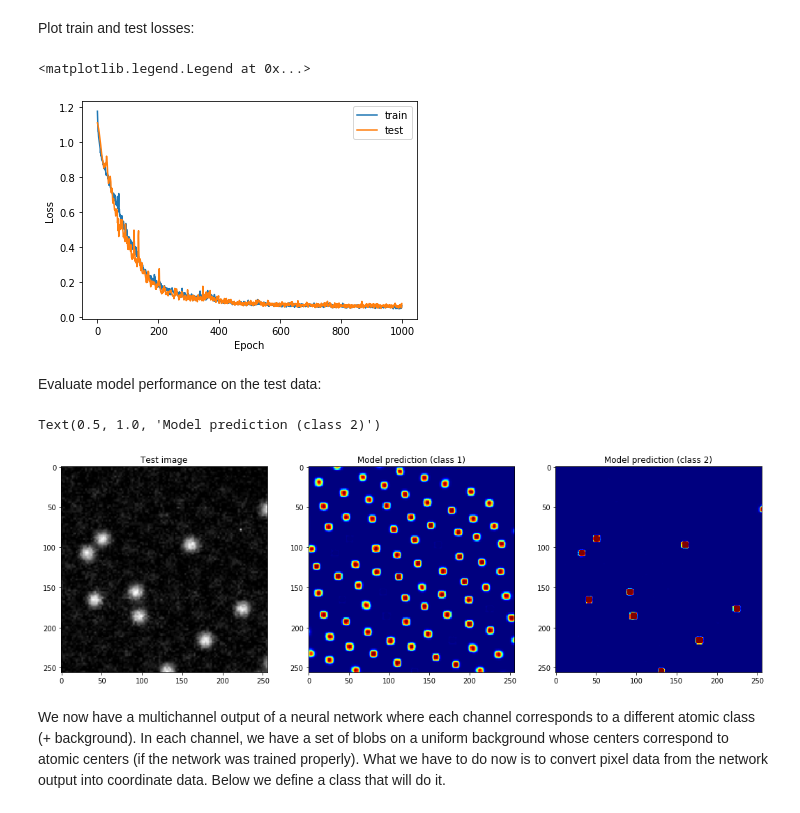
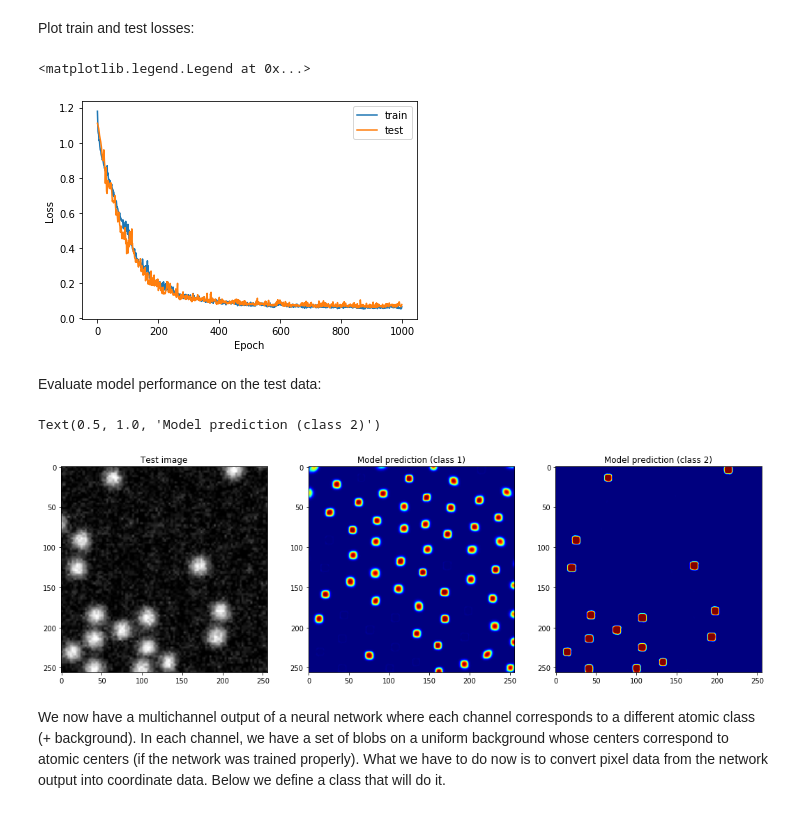
Before and after one commit to ziatdinovmax/AtomicImageSimulator, a Jupyter notebook: model_training.ipynb, the cells around one changed output. Drawn from its saved outputs; the diff is of its cells as text; code cells hidden in the pictures.

```diff
--- a/model_training.ipynb
+++ b/model_training.ipynb
@@ -33,3 +27,11 @@ labels_all_test = np.load(datadir + 'Hex-y_test.npy')
+# %%
+download_link = 'https://drive.google.com/uc?id=1-2hpJ4XRE1mkA-GslfTMXmoKiPosdrc_'
+!gdown -q $download_link -O 'training_data.npy'
+dataset = np.load('training_data.npy')
+images_all = dataset['X_train']
+labels_all = dataset['y_train']
+images_all_test = dataset['X_test']
+labels_all_test = dataset['y_test']
 # %% [markdown]
 We will construct a very simple encoder-decoder type of fully convolutional neural network. It will three main building blocks: block of convolutional layers activated by ReLU function, max-pooling, and upsampling block. Below we define convolutional and upsampling blocks.
 # %%
@@ -164,7 +166,6 @@ batch_ridx_t = [np.random.randint(0, len(images_all_test)) for _ in range(epochs
 train_losses, test_losses = [], []
 for e in range(epochs):
     model.train()
-    running_loss = 0
     # Generate batch of training images with corresponding ground truth
     images = images_all[batch_ridx[e]][:batch_size]
     labels = labels_all[batch_ridx[e]][:batch_size]
@@ -182,15 +183,15 @@ for e in range(epochs):
     train_losses.append(loss.item())
     # Now test the current model state using test data
     model.eval()
-    batch_num = np.random.randint(0, len(images_all_test))
     images_ = images_all_test[batch_ridx_t[e]][:batch_size]
     labels_ = labels_all_test[batch_ridx_t[e]][:batch_size]
     images_ = torch.from_numpy(images_).float()
     labels_ = torch.from_numpy(labels_).long()
     images_, labels_ = images_.cuda(), labels_.cuda()
-    prob = model.forward(images_)
-    loss = criterion(prob, labels_)
-    test_losses.append(loss.item())
+    with torch.no_grad():
+        prob = model.forward(images_)
+        loss = criterion(prob, labels_)
+        test_losses.append(loss.item())
     # Print statistics
     if e == 0 or (e+1) % print_loss == 0:
         print('Epoch {} .... Training loss: {} .... Test loss: {}'.format(
@@ -225,30 +226,30 @@ plt.ylabel('Loss')
 plt.legend()
 # %% [output]
 <matplotlib.legend.Legend at 0x...>
-[figure, old version]
+[figure, new version]
 # %% [markdown]
 Evaluate model performance on the test data:
 # %%
-k, im = 2, 8 # batch, image
+k, im = 2, 18 # batch, image
 test_img = images_all_test[k][im]
 # Convert to 4D tensor (required, even if it is a single image)
 test_img = test_img[np.newaxis, ...]
 # Convert to pytorch format
 test_img_ = torch.from_numpy(test_img).float().cuda()
 # make a prediction
 prediction = model.forward(test_img_)
 prediction = torch.exp(prediction).cpu().detach().numpy() # that's because we used log_softmax
 # plot results
 _, (ax1, ax2, ax3) = plt.subplots(1, 3, figsize=(18, 6))
 ax1.imshow(test_img[0,0], cmap='gray')
-ax2.imshow(prediction[0,0], cmap='jet')
-ax3.imshow(prediction[0,1], cmap='jet')
+ax2.imshow(prediction[0,0], cmap='jet', Interpolation='Gaussian')
+ax3.imshow(prediction[0,1], cmap='jet', Interpolation='Gaussian')
 ax1.set_title('Test image')
 ax2.set_title('Model prediction (class 1)')
 ax3.set_title('Model prediction (class 2)')
 # %% [output]
 Text(0.5, 1.0, 'Model prediction (class 2)')
-[figure, old version]
+[figure, new version]
 # %% [markdown]
 We now have a multichannel output of a neural network where each channel corresponds to a different atomic class (+ background). In each channel, we have a set of blobs on a uniform background whose centers correspond to atomic centers (if the network was trained properly). What we have to do now is to convert pixel data from the network output into coordinate data. Below we define a class that will do it.
 # %%
```
Also changed, not shown: parts of 4 cells of this notebook.
